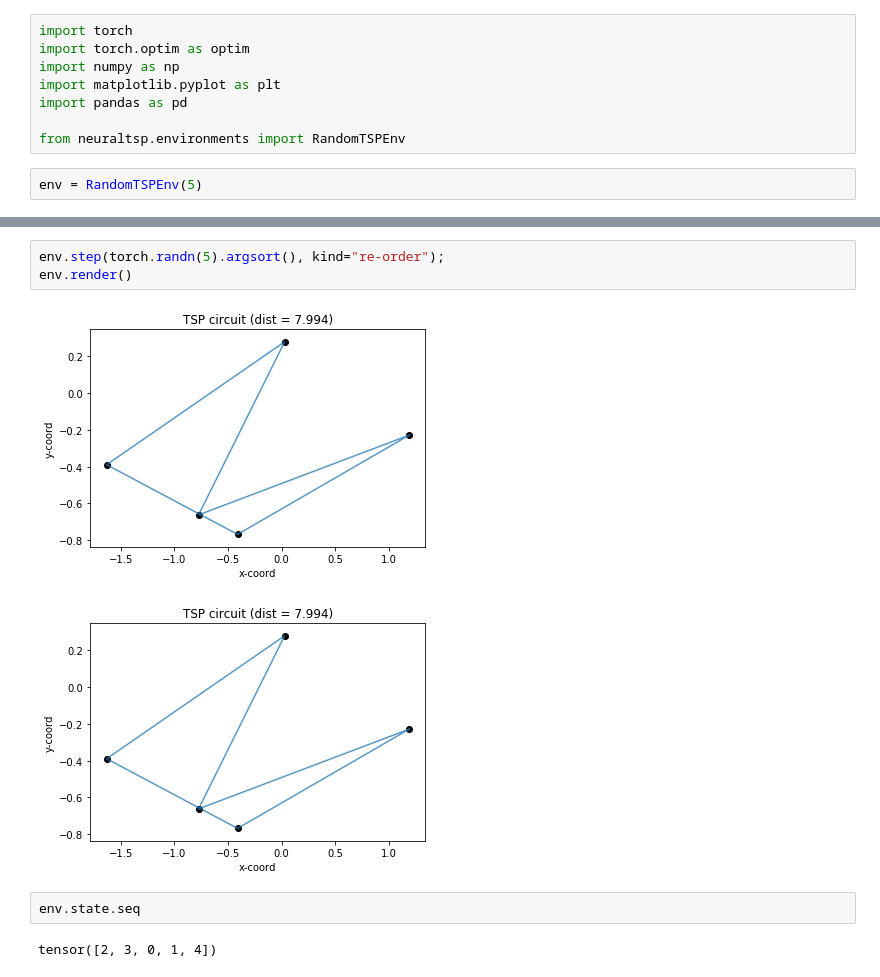
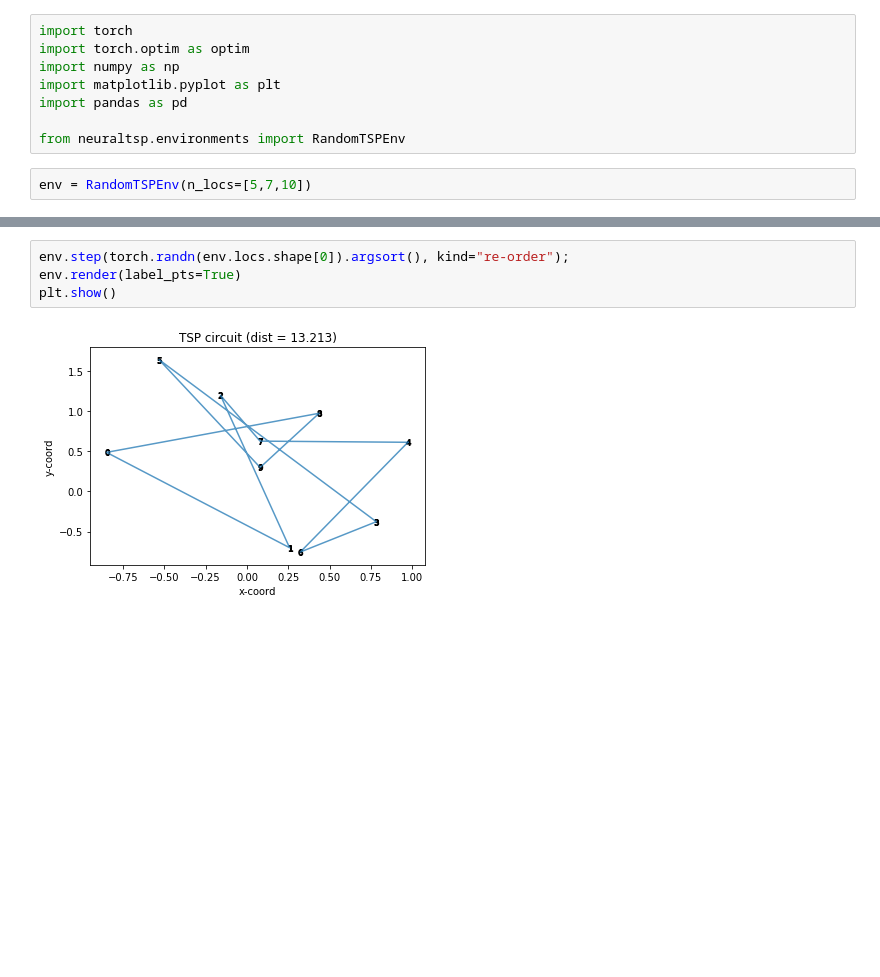
Before and after one commit to ecotner/neural-TSP, a Jupyter notebook: notebooks/sandbox_nb.ipynb, the cells around one changed output, grey strips where cells are left out. Drawn from its saved outputs; the diff is of its cells as text; blank space fills up the shorter version.

```diff
--- a/notebooks/sandbox_nb.ipynb
+++ b/notebooks/sandbox_nb.ipynb
@@ -14,5 +14,5 @@ import pandas as pd
 
 from neuraltsp.environments import RandomTSPEnv
 # %%
-env = RandomTSPEnv(5)
+env = RandomTSPEnv(n_locs=[5,7,10])
 # %%
@@ -30,10 +20,6 @@ State(locs=tensor([[-1.6306, -0.3892],
 # %%
-env.step(torch.randn(5).argsort(), kind="re-order");
-env.render()
+env.step(torch.randn(env.locs.shape[0]).argsort(), kind="re-order");
+env.render(label_pts=True)
+plt.show()
 # %% [output]
-[figure, old version]
+[figure, new version]
-[figure, removed]
-# %%
-env.state.seq
-# %% [output]
-tensor([2, 3, 0, 1, 4])
```
Also changed, not shown: parts of 3 cells of this notebook, 4 other files.
